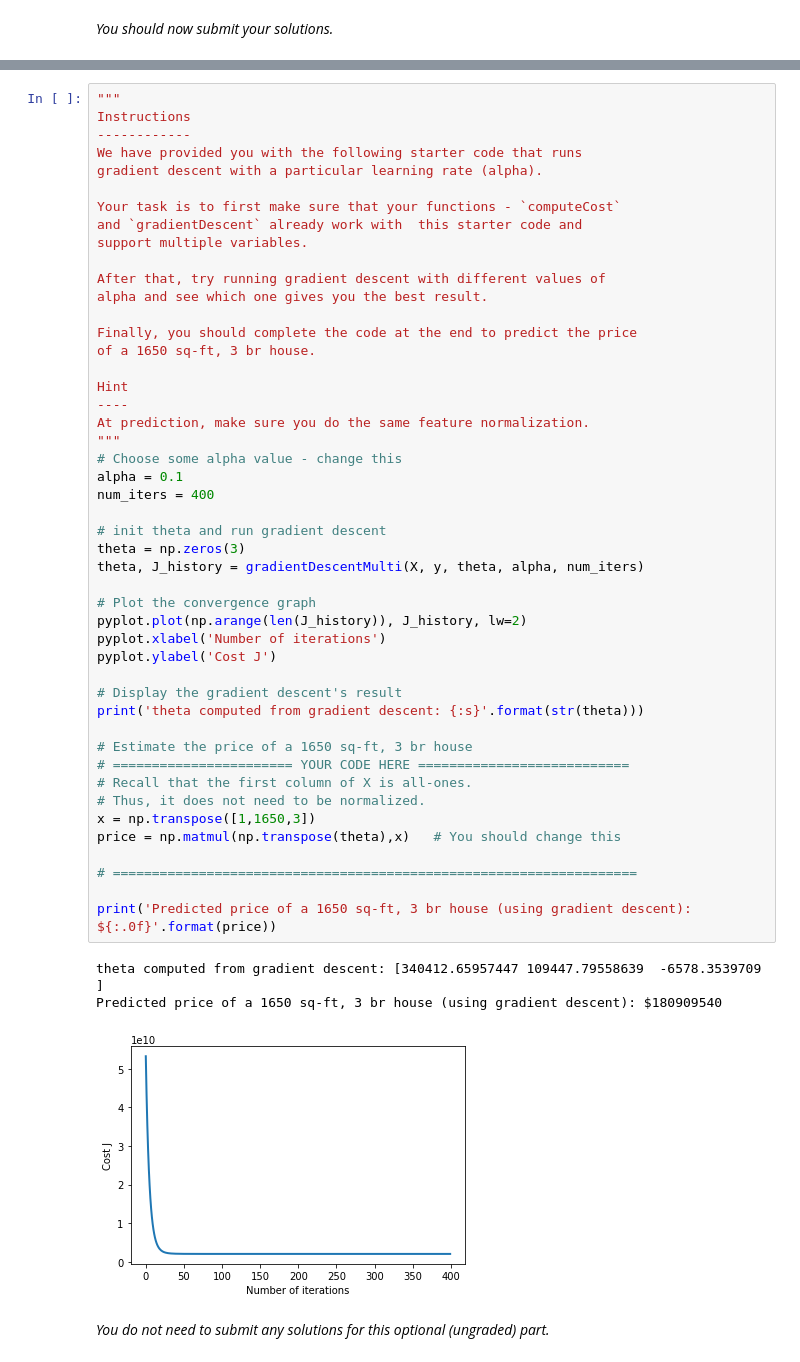
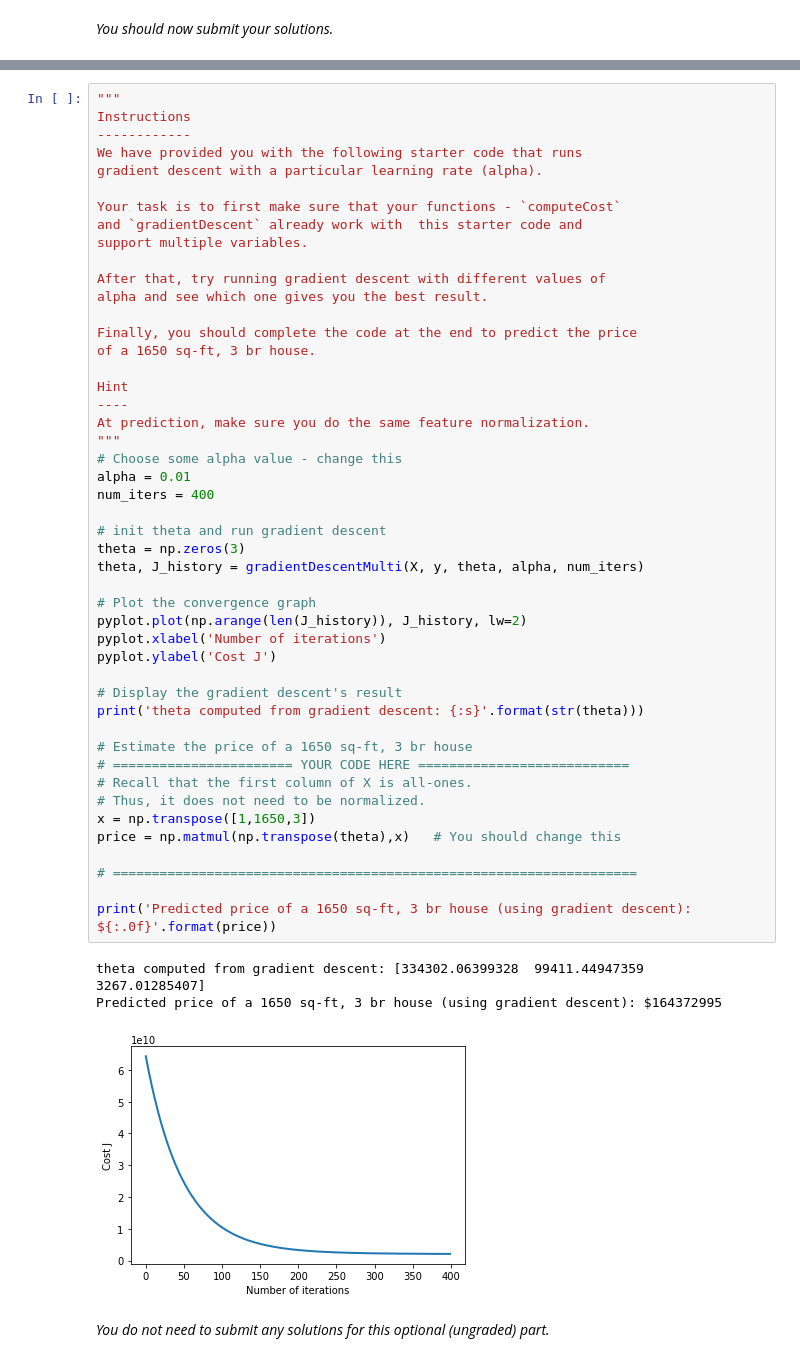
Before and after one commit to arslanali0029/Coursera_ML_Programming_Assignments_with_python, a Jupyter notebook: Exercise1/exercise1.ipynb, the cells around one changed output, grey strips where cells are left out. Drawn from its saved outputs; the diff is of its cells as text.

```diff
--- a/Exercise1/exercise1.ipynb
+++ b/Exercise1/exercise1.ipynb
@@ -933,37 +933,37 @@ of a 1650 sq-ft, 3 br house.
 Hint
 ----
 At prediction, make sure you do the same feature normalization.
 """
 # Choose some alpha value - change this
-alpha = 0.1
+alpha = 0.01
 num_iters = 400
 
 # init theta and run gradient descent
 theta = np.zeros(3)
 theta, J_history = gradientDescentMulti(X, y, theta, alpha, num_iters)
 
 # Plot the convergence graph
 pyplot.plot(np.arange(len(J_history)), J_history, lw=2)
 pyplot.xlabel('Number of iterations')
 pyplot.ylabel('Cost J')
 
 # Display the gradient descent's result
 print('theta computed from gradient descent: {:s}'.format(str(theta)))
 
 # Estimate the price of a 1650 sq-ft, 3 br house
 # ======================= YOUR CODE HERE ===========================
 # Recall that the first column of X is all-ones.
 # Thus, it does not need to be normalized.
 x = np.transpose([1,1650,3])
 price = np.matmul(np.transpose(theta),x)   # You should change this
 
 # ===================================================================
 
 print('Predicted price of a 1650 sq-ft, 3 br house (using gradient descent): ${:.0f}'.format(price))
 # %% [output]
-theta computed from gradient descent: [340412.65957447 109447.79558639  -6578.3539709 ]
-Predicted price of a 1650 sq-ft, 3 br house (using gradient descent): $180909540
+theta computed from gradient descent: [334302.06399328  99411.44947359   3267.01285407]
+Predicted price of a 1650 sq-ft, 3 br house (using gradient descent): $164372995
-[figure, old version]
+[figure, new version]
 # %% [markdown]
 *You do not need to submit any solutions for this optional (ungraded) part.*
 # %% [markdown]
```
